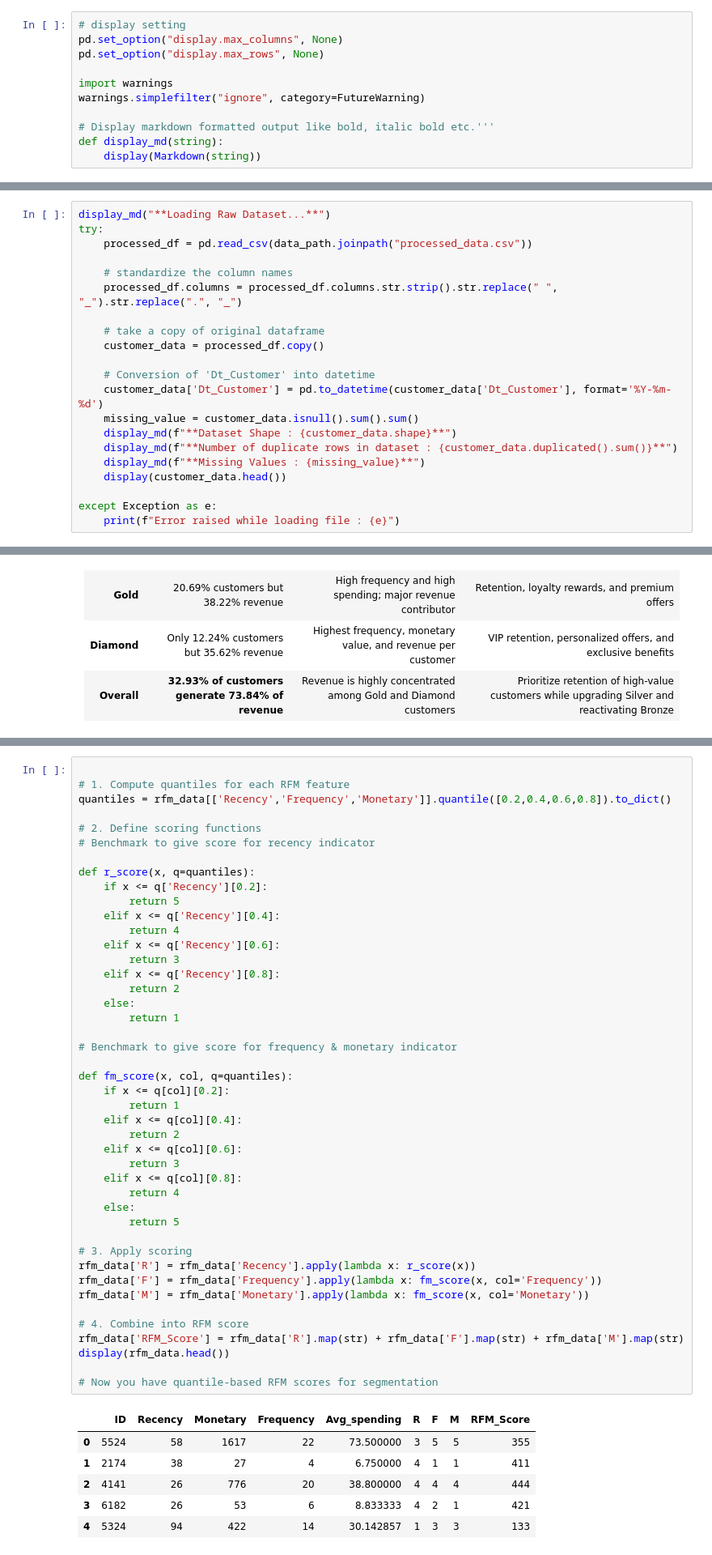
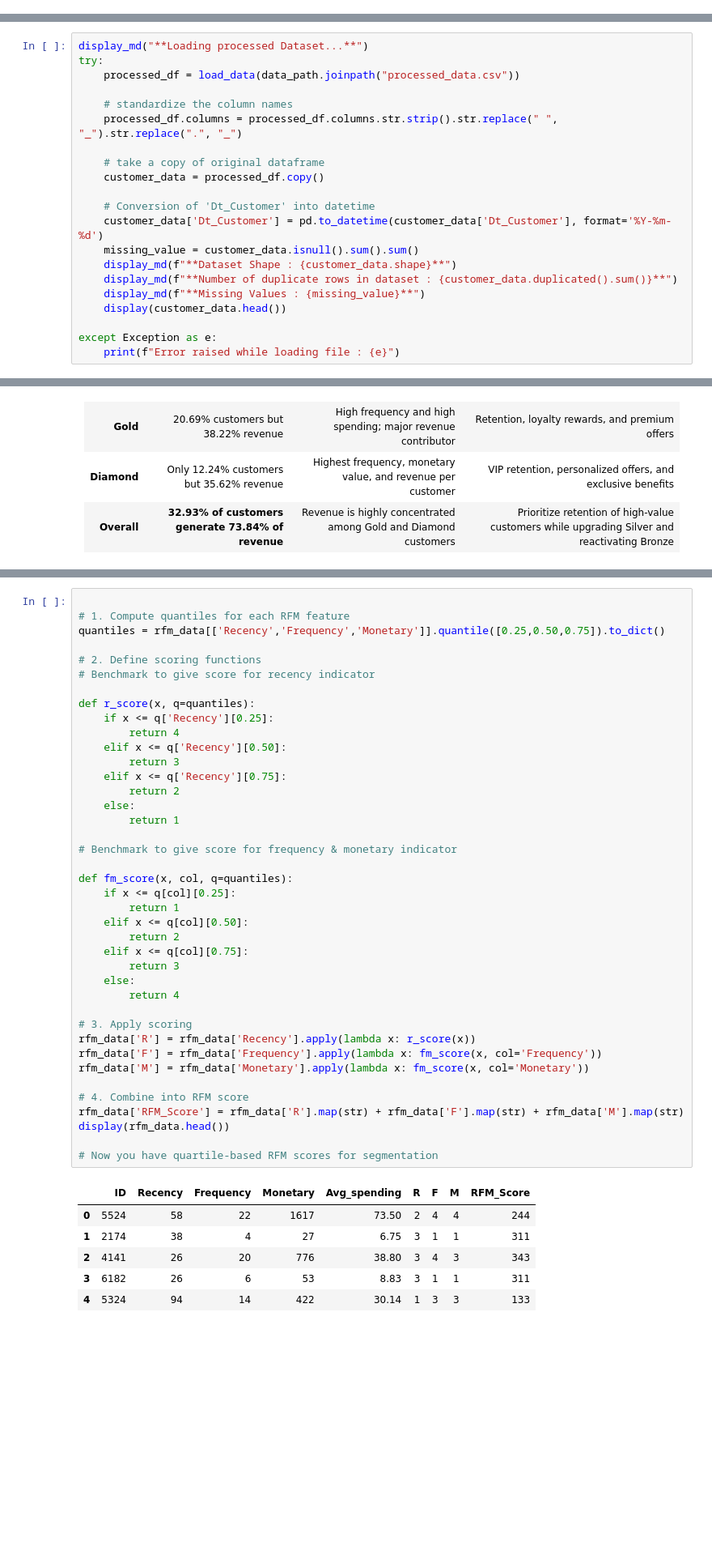
Before and after one commit to annugit1655/Customer-Behaviour-Analysis-with-CLTV, a Jupyter notebook: notebooks/02-RFM-Segmentation.ipynb, the cells around one changed output, grey strips where cells are left out. Shown at 81% size. Saved outputs shown, nothing was run; the diff lists cells and outputs as text; blank space fills up the shorter version.

```diff
--- a/notebooks/02-RFM-Segmentation.ipynb
+++ b/notebooks/02-RFM-Segmentation.ipynb
@@ -42,15 +44,4 @@ To make these segments more actionable and interpretable, we will translate the
 from sklearn.model_selection import train_test_split
-# %%
-# display setting
-pd.set_option("display.max_columns", None)
-pd.set_option("display.max_rows", None)
-
-import warnings
-warnings.simplefilter("ignore", category=FutureWarning)
-
-# Display markdown formatted output like bold, italic bold etc.'''
-def display_md(string):
-    display(Markdown(string))
 # %%
 # Define paths to read files
 parent_path = Path.cwd().parent
@@ -69,9 +62,9 @@ for file in data_path.rglob('*.csv'):
 5   processed_cltv_segmentation.csv
 6   processed_data.csv
 # %%
-display_md("**Loading Raw Dataset...**")
+display_md("**Loading processed Dataset...**")
 try:
-    processed_df = pd.read_csv(data_path.joinpath("processed_data.csv"))
+    processed_df = load_data(data_path.joinpath("processed_data.csv"))
 
     # standardize the column names
     processed_df.columns = processed_df.columns.str.strip().str.replace(" ", "_").str.replace(".", "_")
@@ -865,52 +847,48 @@ RFM analysis is a popular way to study customer behavior. To do this, compute qu
 # %%
 
 # 1. Compute quantiles for each RFM feature
-quantiles = rfm_data[['Recency','Frequency','Monetary']].quantile([0.2,0.4,0.6,0.8]).to_dict()
+quantiles = rfm_data[['Recency','Frequency','Monetary']].quantile([0.25,0.50,0.75]).to_dict()
 
 # 2. Define scoring functions
 # Benchmark to give score for recency indicator
 
 def r_score(x, q=quantiles):
-    if x <= q['Recency'][0.2]:
-        return 5
-    elif x <= q['Recency'][0.4]:
+    if x <= q['Recency'][0.25]:
         return 4
-    elif x <= q['Recency'][0.6]:
+    elif x <= q['Recency'][0.50]:
         return 3
-    elif x <= q['Recency'][0.8]:
+    elif x <= q['Recency'][0.75]:
         return 2
     else:
         return 1
 
 # Benchmark to give score for frequency & monetary indicator
 
 def fm_score(x, col, q=quantiles):
-    if x <= q[col][0.2]:
+    if x <= q[col][0.25]:
         return 1
-    elif x <= q[col][0.4]:
+    elif x <= q[col][0.50]:
         return 2
-    elif x <= q[col][0.6]:
+    elif x <= q[col][0.75]:
         return 3
-    elif x <= q[col][0.8]:
+    else:
         return 4
-    else:
-        return 5
 
 # 3. Apply scoring
 rfm_data['R'] = rfm_data['Recency'].apply(lambda x: r_score(x))
 rfm_data['F'] = rfm_data['Frequency'].apply(lambda x: fm_score(x, col='Frequency'))
 rfm_data['M'] = rfm_data['Monetary'].apply(lambda x: fm_score(x, col='Monetary'))
 
 # 4. Combine into RFM score
 rfm_data['RFM_Score'] = rfm_data['R'].map(str) + rfm_data['F'].map(str) + rfm_data['M'].map(str)
 display(rfm_data.head())
 
-# Now you have quantile-based RFM scores for segmentation
+# Now you have quartile-based RFM scores for segmentation
 # %% [output]
-|  | ID | Recency | Monetary | Frequency | Avg_spending | R | F | M | RFM_Score |
-| 0 | 5524 | 58 | 1617 | 22 | 73.500000 | 3 | 5 | 5 | 355 |
-| 1 | 2174 | 38 | 27 | 4 | 6.750000 | 4 | 1 | 1 | 411 |
-| 2 | 4141 | 26 | 776 | 20 | 38.800000 | 4 | 4 | 4 | 444 |
-| 3 | 6182 | 26 | 53 | 6 | 8.833333 | 4 | 2 | 1 | 421 |
-| 4 | 5324 | 94 | 422 | 14 | 30.142857 | 1 | 3 | 3 | 133 |
+|  | ID | Recency | Frequency | Monetary | Avg_spending | R | F | M | RFM_Score |
+| 0 | 5524 | 58 | 22 | 1617 | 73.50 | 2 | 4 | 4 | 244 |
+| 1 | 2174 | 38 | 4 | 27 | 6.75 | 3 | 1 | 1 | 311 |
+| 2 | 4141 | 26 | 20 | 776 | 38.80 | 3 | 4 | 3 | 343 |
+| 3 | 6182 | 26 | 6 | 53 | 8.83 | 3 | 1 | 1 | 311 |
+| 4 | 5324 | 94 | 14 | 422 | 30.14 | 1 | 3 | 3 | 133 |
 # %% [markdown]
```
Also changed, not shown: parts of 33 cells of this notebook, 4 other files.
